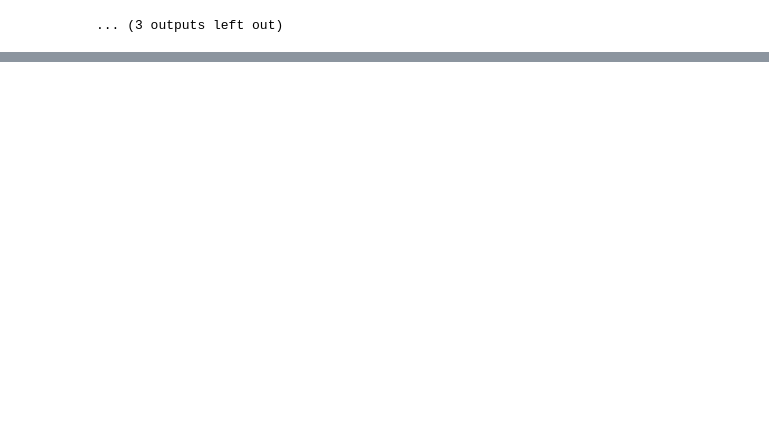
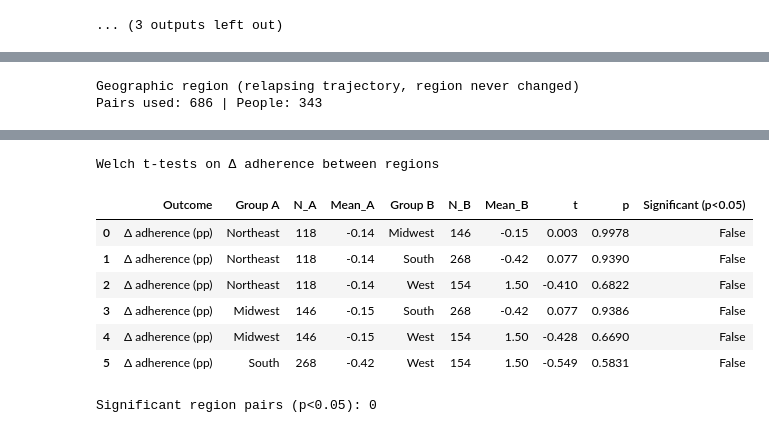
Before and after one commit to FrianaEngineer/Medical-Adherence, a Jupyter notebook: Notebooks/MEPS/meps_adherence_insight.ipynb, the cells around one changed output, grey strips where cells are left out. Cells and saved outputs as stored; diff of their text form; code cells hidden in the pictures; blank space fills up the shorter version.

```diff
--- a/Notebooks/MEPS/meps_adherence_insight.ipynb
+++ b/Notebooks/MEPS/meps_adherence_insight.ipynb
@@ -3160,0 +3891,57 @@ relapsing (showing up to 5)
+# %%
+# Geographic region — relapsing trajectory, region constant throughout years
+rel_region = rel_regimen[
+    rel_regimen["DUPERSID"].isin(stable_region_ids)
+    & (rel_regimen["REGIONXX_prev"] == rel_regimen["REGIONXX_next"])
+].copy()
+
+rel_region_tab = (
+    rel_region.groupby("region_prev", observed=False)
+    .agg(
+        **{
+            "N (person-years)": ("DUPERSID", "size"),
+            "N people": ("DUPERSID", "nunique"),
+            "Mean adherence before": ("meps_adherence_ratio_prev", "mean"),
+            "Mean adherence after": ("meps_adherence_ratio_next", "mean"),
+            "Mean adherence Δ (pp)": ("adh_change", "mean"),
+            "% adherent after": (
+                "meps_adherence_ratio_next",
+                lambda s: 100 * (s >= 60).mean(),
+            ),
+        }
+    )
+    .reset_index()
+    .rename(columns={"region_prev": "Region"})
+    .round(1)
+)
+print(
+    f"Geographic region (relapsing trajectory, region never changed)\n"
+    f"Pairs used: {len(rel_region):,} | People: {rel_region['DUPERSID'].nunique():,}"
+)
+display(rel_region_tab)
+
+rel_region_ttests = []
+REGIONS = ["Northeast", "Midwest", "South", "West"]
+for i, r1 in enumerate(REGIONS):
+    for r2 in REGIONS[i + 1 :]:
+        rel_region_ttests.append(
+            welch_rows(
+                rel_region.loc[rel_region["region_prev"] == r1, "adh_change"],
+                rel_region.loc[rel_region["region_prev"] == r2, "adh_change"],
+                r1,
+                r2,
+                "Δ adherence (pp)",
+            )
+        )
+
+rel_region_ttests = ttest_table(rel_region_ttests)
+print("\nWelch t-tests on Δ adherence between regions")
+display(rel_region_ttests)
+
+rel_region_sig = rel_region_ttests[rel_region_ttests["Significant (p<0.05)"]]
+print(f"\nSignificant region pairs (p<0.05): {len(rel_region_sig)}")
+if len(rel_region_sig):
+    display(rel_region_sig)
+# %% [output]
+Geographic region (relapsing trajectory, region never changed)
+Pairs used: 686 | People: 343
@@ -3160,0 +3953,9 @@ relapsing (showing up to 5)
+Welch t-tests on Δ adherence between regions
+|  | Outcome | Group A | N_A | Mean_A | Group B | N_B | Mean_B | t | p | Significant (p<0.05) |
+| 0 | Δ adherence (pp) | Northeast | 118 | -0.14 | Midwest | 146 | -0.15 | 0.003 | 0.9978 | False |
+| 1 | Δ adherence (pp) | Northeast | 118 | -0.14 | South | 268 | -0.42 | 0.077 | 0.9390 | False |
+| 2 | Δ adherence (pp) | Northeast | 118 | -0.14 | West | 154 | 1.50 | -0.410 | 0.6822 | False |
+| 3 | Δ adherence (pp) | Midwest | 146 | -0.15 | South | 268 | -0.42 | 0.077 | 0.9386 | False |
+| 4 | Δ adherence (pp) | Midwest | 146 | -0.15 | West | 154 | 1.50 | -0.428 | 0.6690 | False |
+| 5 | Δ adherence (pp) | South | 268 | -0.42 | West | 154 | 1.50 | -0.549 | 0.5831 | False |
+Significant region pairs (p<0.05): 0
```
Also changed, not shown: parts of 35 cells of this notebook.
